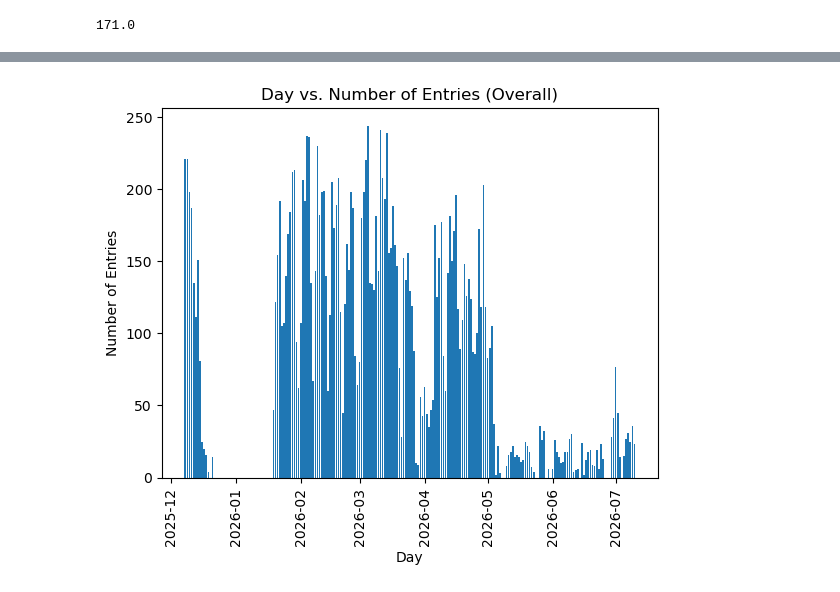
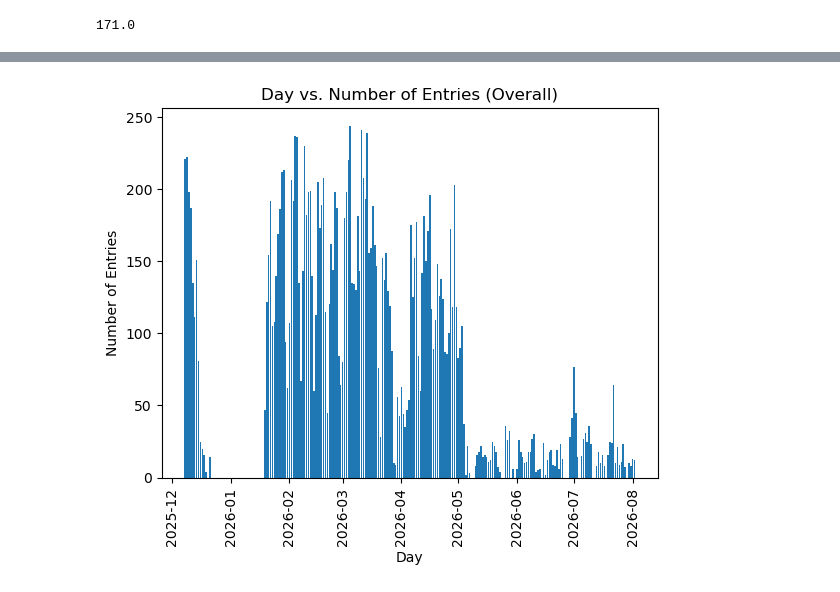
Before and after one commit to amdieter/practice-room-data, a Jupyter notebook: Practice Log.ipynb, the cells around one changed output, grey strips where cells are left out. Drawn from its saved outputs; the diff is of its cells as text; code cells hidden in the pictures.

```diff
--- a/Practice Log.ipynb
+++ b/Practice Log.ipynb
@@ -56,7 +58,7 @@ for name in ['Dylan Chapman', 'Joshua Dieter', 'Van Maxwell', 'Cadie Strahota']:
     name_grade[name] = 'Senior'
 
 # Junior
-for name in ['Ravlin Frantz', 'Ellis Goeden', 'Kendal Schreiber', 'Alex Seitler']: # NO 'Nate Dreyfus'
+for name in ['Ravlin Frantz', 'Ellis Goeden', 'Kendal Schreiber', 'Alex Seitler', 'Nate Dreyfus']:
     name_grade[name] = 'Junior'
 
 # Sophomore
@@ -146,11 +148,15 @@ for room in compiled_data:
                 continue
             time = index
             person = name_grabber(entry)
+            grade = 'Unknown'
+            if person in name_grade:
+                grade = name_grade[person]
 
             n_entry = {
                 "room": room,
                 "day": day,
                 "time": time,
+                "grade": grade,
                 "person": person,
                 "is_lesson": person == "LESSONS",
                 "is_other": person == entry
@@ -465,14 +420,14 @@ stats_sheet = book.worksheet('Stats')
 # room stats
 # %%
 # entries_by_day barplot
-plt.bar(entries_by_day.keys(), entries_by_day.values())
+plt.bar(entries.groupby(['day']).size().index, entries.groupby(['day']).size())
 plt.xlabel("Day")
 plt.xticks(rotation = 90)
 plt.ylabel("Number of Entries")
 plt.title("Day vs. Number of Entries (Overall)")
 plt.show()
 # %% [output]
-[figure, old version]
+[figure, new version]
 # %%
 # # entries_by_person_by_day barplot
 # name = "Nate Dreyfus"
```
Also changed, not shown: parts of 31 cells of this notebook.
